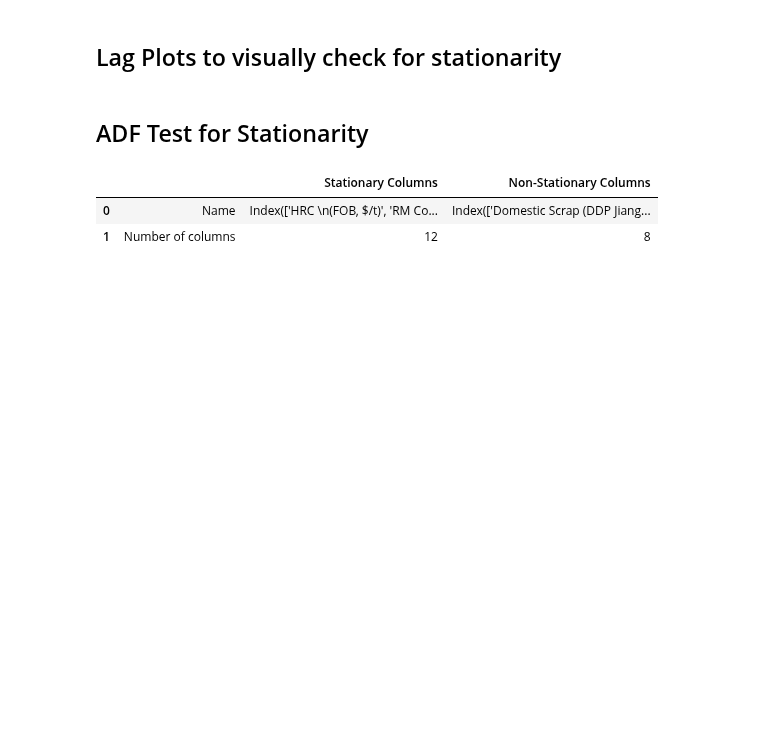
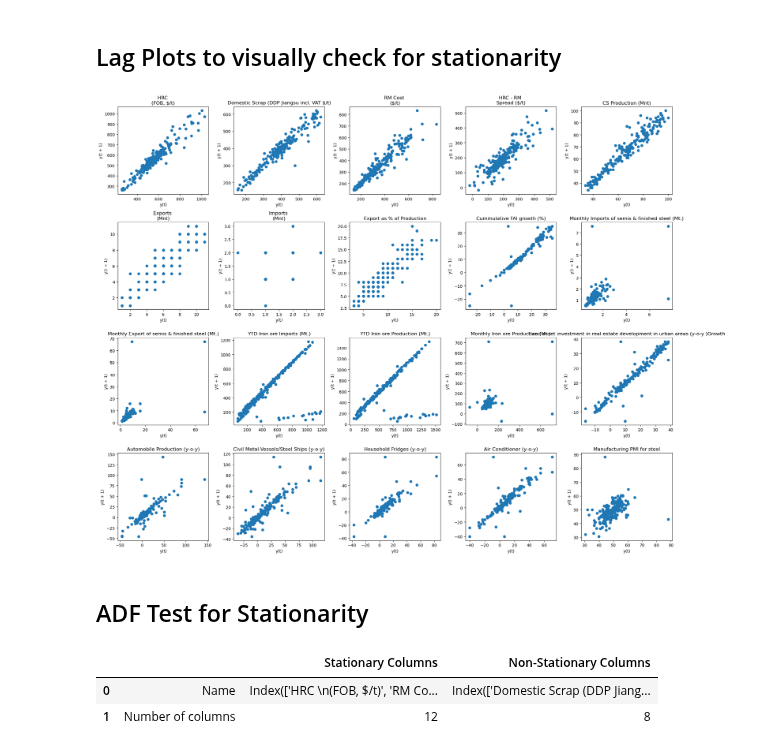
Before and after one commit to nguyenhpnguyen/BT4103-Business-Analytics-Capstone-Project, a Jupyter notebook: notebook/stationarity_tests.ipynb, the cells around one changed output. Drawn from its saved outputs; the diff is of its cells as text; code cells hidden in the pictures; blank space fills up the shorter version.

Commit message:
Add lag plots and updated df

```diff
--- a/notebook/stationarity_tests.ipynb
+++ b/notebook/stationarity_tests.ipynb
@@ -15,39 +17,19 @@ df = pd.read_csv(file_path)
 # %% [markdown]
 ## Lag Plots to visually check for stationarity
 # %%
-# import matplotlib.pyplot as plt
-# from pandas.plotting import lag_plot
+# Columns to plot
+factors = [col for col in df.columns if col not in ['Unnamed: 0', 'Month_Dt', 'Month', 'Year']]
 
-# df_cpy = df.copy() #Month_Dt
+n_cols = 5
+n_rows = -(-len(factors) // n_cols)
+fig, axes = plt.subplots(n_rows, n_cols, figsize=(20, 4*n_rows))
+axes = axes.flatten()
 
-# # List of columns to plot (excluding unwanted columns)
-# # Columns to run ADF test on
-# factors = [col for col in df.columns if col not in ['Unnamed: 0', 'Month_Dt', 'Month', 'Year']]
-# # df with only the factors
-# df_factors = df[factors]
-# cols = [col for col in df_factors]
+for i, col in enumerate(factors):
+    lag_plot(df[col], lag=1, ax=axes[i])
+    axes[i].set_title(f'{col}')
 
-# # Number of columns per row
-# n_cols = 5
-
-# # Number of rows needed
-# n_rows = -(-len(cols) // n_cols)  # This is a math trick to do "ceiling division"
-
-# # Create the figure and axes
-# fig, axes = plt.subplots(n_rows, n_cols, figsize=(20, 4*n_rows))
-
-# # Flatten axes to easily iterate even if it's a 2D grid
-# axes = axes.flatten()
-
-# # Loop through columns and plot each one
-# for i, col in enumerate(cols):
-#     lag_plot(df_cpy[col], lag=1, ax=axes[i])
-#     axes[i].set_title(f'{col} (Lag 1)')
-
-# # Hide any unused subplots if the number of columns is not divisible by 5
-# for j in range(i+1, len(axes)):
-#     fig.delaxes(axes[j])
-
-# # Adjust layout
-# plt.tight_layout()
-# plt.show()
+plt.tight_layout()
+plt.show()
+# %% [output]
+[figure, added]
```
Also changed, not shown: parts of 8 cells of this notebook.
